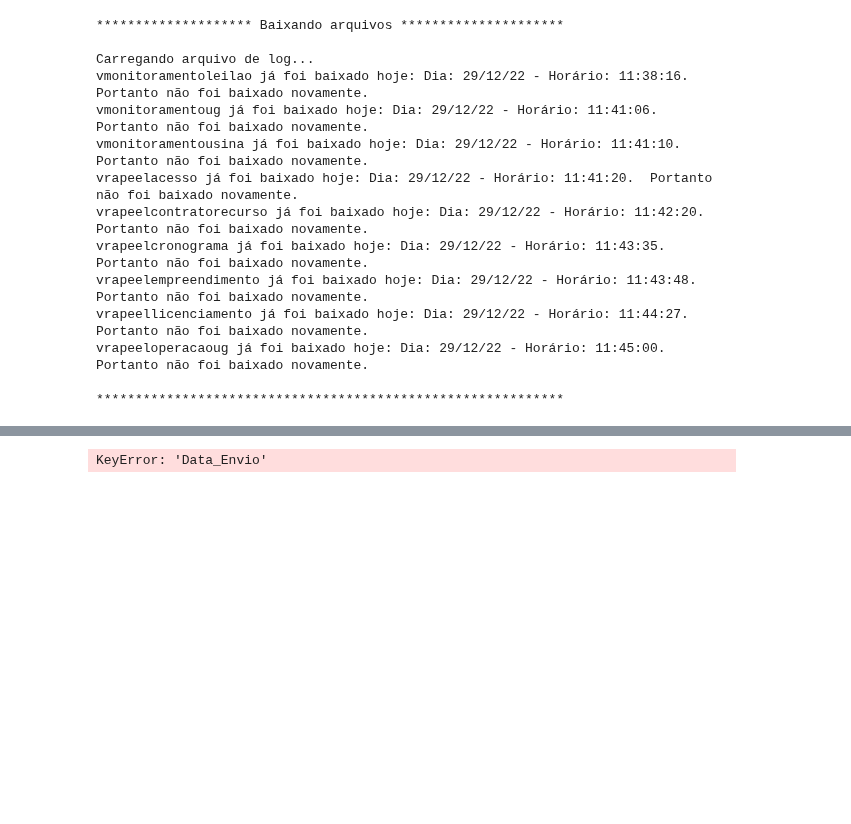
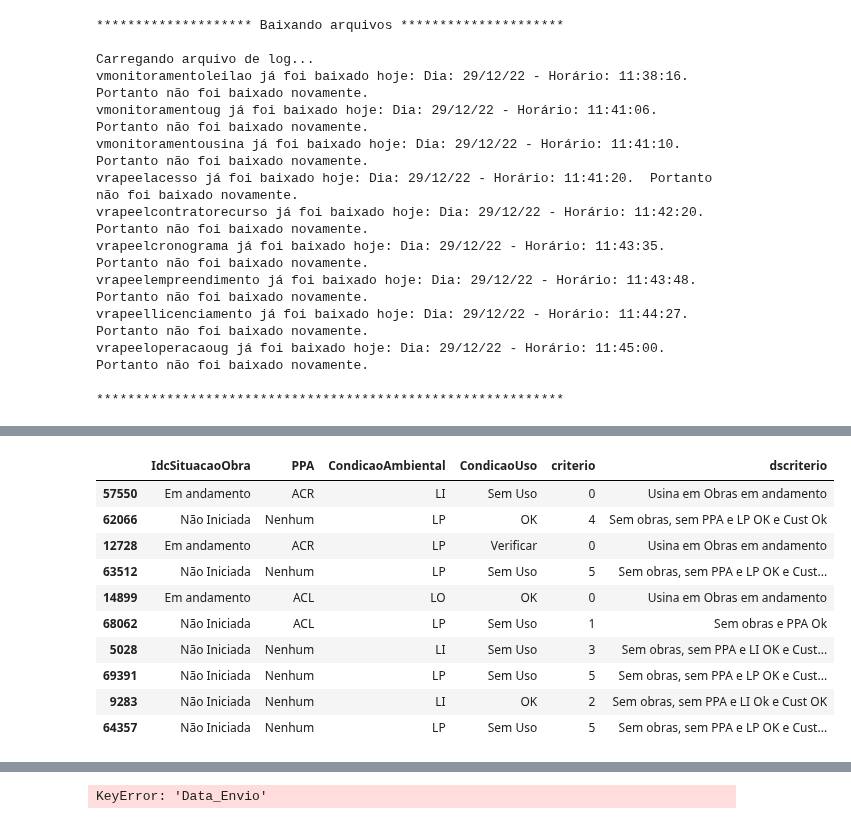
Before and after one commit to Vinicius667/Previsor, a Jupyter notebook: App/Previsor_teste2.ipynb, the cells around one changed output, grey strips where cells are left out. Saved outputs shown, nothing was run; the diff lists cells and outputs as text; code cells hidden in the pictures; blank space fills up the shorter version.

```diff
--- a/App/Previsor_teste2.ipynb
+++ b/App/Previsor_teste2.ipynb
@@ -28,6 +28,8 @@ vrapeellicenciamento já foi baixado hoje: Dia: 29/12/22 - Horário: 11:44:27.
 vrapeeloperacaoug já foi baixado hoje: Dia: 29/12/22 - Horário: 11:45:00.  Portanto não foi baixado novamente.
 
 ************************************************************
+# %%
+ide_data_cols = ['DthEnvio','IdeUsinaOutorga']
 # %%
 monitoramentoleilao  = pd.read_parquet(os.path.join(directory,"vmonitoramentoleilao.gzip"))[['IdeUsinaOutorga','CodLeilao', 'DatInicioSuprimento']]
 monitoramentoleilao.dropna(subset='DatInicioSuprimento',inplace=True)
@@ -84,0 +72,14 @@ input_rapee
+# %%
+cols = ["IdeUsinaOutorga","DthEnvio","DatPrevistaComercial"]
+ug_rapeel = pd.read_parquet(os.path.join(directory,"vrapeeloperacaoug.gzip"))[cols]
+# %%
+definicoes = pd.merge(input_rapeel,ug_rapeel,on=ide_data_cols,how='inner')
+dict_validades = {
+    'DatValidadeLO' : 'LO',
+    'DatValidadeLI' : 'LI',
+    'DatValidadeLP' : "LP"
+}
+
+definicoes['ValidadeAmbiental'] = pd.NA
+for validade in dict_validades:
+    definicoes.loc[definicoes.ValidadeAmbiental.isna(),'ValidadeAmbiental'] = definicoes[validade]
@@ -84,0 +219,62 @@ input_rapee
+# %%
+# Apenas mudança de nome
+tabela_criterio = definicoes_monitoramento
+# %%
+ea = "Em andamento"
+na = "Não Iniciada"
+nenhum = "Nenhum"
+paralisada = "Paralisada"
+ok = "OK"
+
+tabela_criterio['criterio'] = np.select(
+    [
+        (tabela_criterio.IdcSituacaoObra == ea),
+        (( tabela_criterio.IdcSituacaoObra == na)  &  (tabela_criterio.PPA != nenhum) ),
+        ((tabela_criterio.IdcSituacaoObra == na) & (tabela_criterio.PPA == nenhum) & (tabela_criterio.CondicaoAmbiental.isin(["LI","LO"])) & (tabela_criterio.CondicaoUso == ok)),
+        ((tabela_criterio.IdcSituacaoObra == na) & (tabela_criterio.PPA == nenhum) & (tabela_criterio.CondicaoAmbiental.isin(["LI","LO"])) & (tabela_criterio.CondicaoUso != ok)),
+        ((tabela_criterio.IdcSituacaoObra == na) & (tabela_criterio.PPA == nenhum) & (tabela_criterio.CondicaoAmbiental == "LP") & (tabela_criterio.CondicaoUso == ok)),
+        ((tabela_criterio.IdcSituacaoObra == na) & (tabela_criterio.PPA == nenhum) & (tabela_criterio.CondicaoAmbiental == "LP") & (tabela_criterio.CondicaoUso != ok)),
+        (tabela_criterio.IdcSituacaoObra == paralisada),
+        ((tabela_criterio.DthEnvio.isna()) & (tabela_criterio.PPA == nenhum))
+    ],
+    [0,1,2,3,4,5,8,7],
+    default=6
+)
+
+
+tabela_criterio['dscriterio'] = np.select(
+    [
+        (tabela_criterio.IdcSituacaoObra == ea),
+        (( tabela_criterio.IdcSituacaoObra == na)  &  (tabela_criterio.PPA != nenhum) ),
+        ((tabela_criterio.IdcSituacaoObra == na) & (tabela_criterio.PPA == nenhum) & (tabela_criterio.CondicaoAmbiental.isin(["LI","LO"])) & (tabela_criterio.CondicaoUso == ok)),
+        ((tabela_criterio.IdcSituacaoObra == na) & (tabela_criterio.PPA == nenhum) & (tabela_criterio.CondicaoAmbiental.isin(["LI","LO"])) & (tabela_criterio.CondicaoUso != ok)),
+        ((tabela_criterio.IdcSituacaoObra == na) & (tabela_criterio.PPA == nenhum) & (tabela_criterio.CondicaoAmbiental == "LP") & (tabela_criterio.CondicaoUso == ok)),
+        ((tabela_criterio.IdcSituacaoObra == na) & (tabela_criterio.PPA == nenhum) & (tabela_criterio.CondicaoAmbiental == "LP") & (tabela_criterio.CondicaoUso != ok)),
+        (tabela_criterio.IdcSituacaoObra == paralisada),
+        ((tabela_criterio.DthEnvio.isna()) & (tabela_criterio.PPA == nenhum))
+    ],
+    [
+    "Usina em Obras em andamento",
+    "Sem obras e PPA Ok",
+    "Sem obras, sem PPA e LI Ok e Cust OK",
+    "Sem obras, sem PPA e LI OK e Cust não Ok",
+    "Sem obras, sem PPA e LP OK e Cust Ok",
+    "Sem obras, sem PPA e LP OK e Cust não Ok",
+    "Obras paralisadas",
+    "Sem obras, sem PPA e sem Rapeel"
+],
+    default="Sem LP")
+
+display(tabela_criterio[['IdcSituacaoObra','PPA','CondicaoAmbiental','CondicaoUso','criterio','dscriterio']].sample(10))
+# %% [output]
+|  | IdcSituacaoObra | PPA | CondicaoAmbiental | CondicaoUso | criterio | dscriterio |
+| 57550 | Em andamento | ACR | LI | Sem Uso | 0 | Usina em Obras em andamento |
+| 62066 | Não Iniciada | Nenhum | LP | OK | 4 | Sem obras, sem PPA e LP OK e Cust Ok |
+| 12728 | Em andamento | ACR | LP | Verificar | 0 | Usina em Obras em andamento |
+| 63512 | Não Iniciada | Nenhum | LP | Sem Uso | 5 | Sem obras, sem PPA e LP OK e Cust... |
+| 14899 | Em andamento | ACL | LO | OK | 0 | Usina em Obras em andamento |
+| 68062 | Não Iniciada | ACL | LP | Sem Uso | 1 | Sem obras e PPA Ok |
+| 5028 | Não Iniciada | Nenhum | LI | Sem Uso | 3 | Sem obras, sem PPA e LI OK e Cust... |
+| 69391 | Não Iniciada | Nenhum | LP | Sem Uso | 5 | Sem obras, sem PPA e LP OK e Cust... |
+| 9283 | Não Iniciada | Nenhum | LI | OK | 2 | Sem obras, sem PPA e LI Ok e Cust OK |
+| 64357 | Não Iniciada | Nenhum | LP | Sem Uso | 5 | Sem obras, sem PPA e LP OK e Cust... |
```
Also changed, not shown: parts of 13 cells of this notebook, 3 other files.
